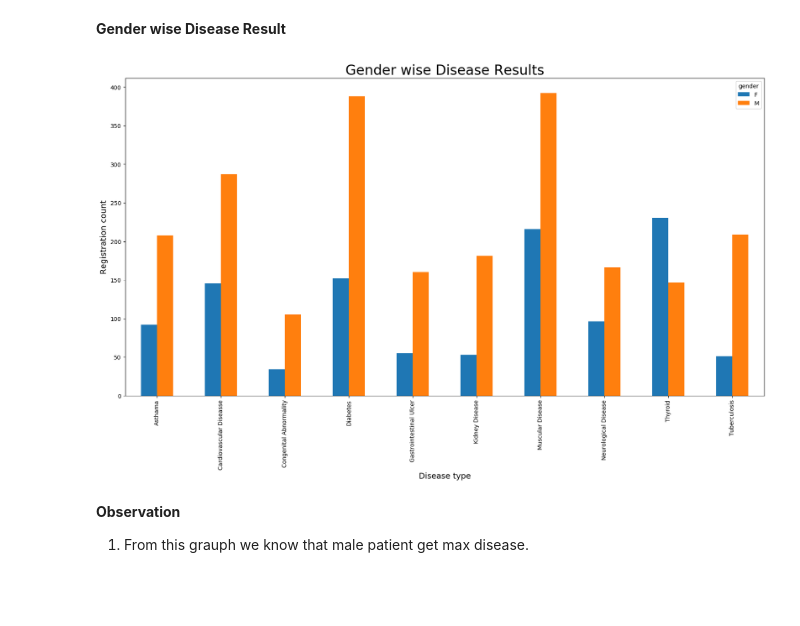
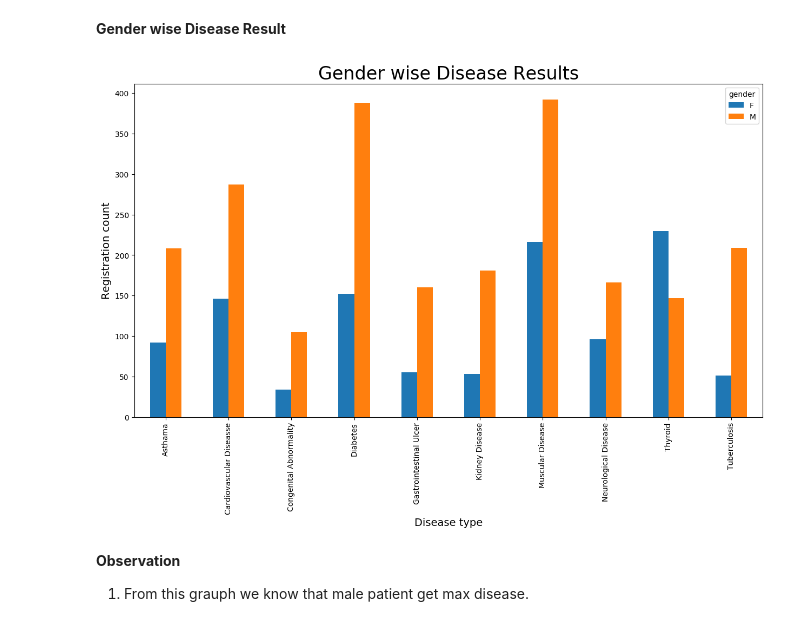
Before and after one commit to dharmendra-chouhan/s2datascience, a Jupyter notebook: Extracted_Construction_Worker_Patient_Details_Files.ipynb, the cells around one changed output. Drawn from its saved outputs; the diff is of its cells as text; code cells hidden in the pictures; blank space fills up the shorter version.

```diff
--- a/Extracted_Construction_Worker_Patient_Details_Files.ipynb
+++ b/Extracted_Construction_Worker_Patient_Details_Files.ipynb
@@ -738,7 +751,7 @@ disease = df1[(df1['disease_status']=='Yes') ].groupby(['disease_status','diseas
 disease = disease.reset_index()
 disease.drop("disease_status", axis=1, inplace=True)
 disease.rename(columns={'regdid': 'disease_count'}, inplace=True)
-plt.rcParams['figure.figsize'] =[18,8]
+plt.rcParams['figure.figsize'] =[15,8]
 import pandas as pd
 import matplotlib.pyplot as plt
 ax = disease.plot.bar(x='diseasename', rot=0)
@@ -760,31 +773,31 @@ plt.show()
 # %%
 # disease = df1[(df1['disease_status']=='Yes') ].groupby(['disease_status','diseasename','gender']).agg({"regdid": pd.Series.nunique}).apply(list)
 # disease = disease.reset_index()
 # disease
 
 
 
 import numpy as np
 import pandas as pd
 import matplotlib.pyplot as plt
 
 distwise_reg = df1[(df1['disease_status']=='Yes') ].groupby(['disease_status','diseasename','gender']).agg({"regdid": pd.Series.nunique}).apply(list)
 distwise_reg = distwise_reg.reset_index()
 distwise_reg=distwise_reg.sort_values(by=['diseasename'])
 distwise_reg = distwise_reg.pivot_table('regdid', ['diseasename'], 'gender')
 distwise_reg=distwise_reg.reset_index()
 
-plt.rcParams['figure.figsize'] =[20,10]
+plt.rcParams['figure.figsize'] =[15,8]
 df = pd.DataFrame(distwise_reg)
 
 df.plot(x="diseasename", y=['F','M'], kind="bar")
 plt.xticks(rotation=90)
 plt.title('Gender wise Disease Results',fontsize=24)
 plt.xlabel('Disease type',fontsize=14)
 plt.ylabel('Registration count',fontsize=14)
 plt.show()
 # %% [output]
-[figure, old version]
+[figure, new version]
 # %% [markdown]
 **Observation**
 
```
Also changed, not shown: parts of 5 cells of this notebook.
